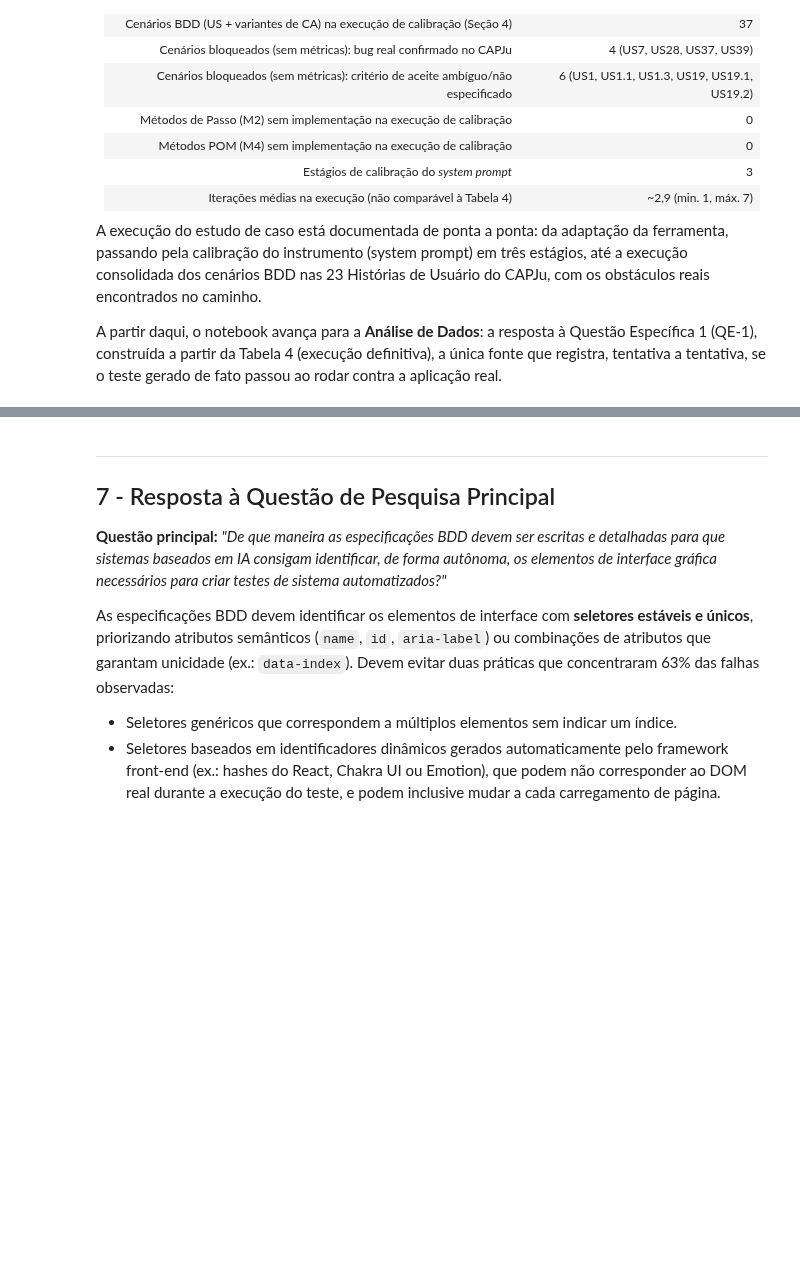
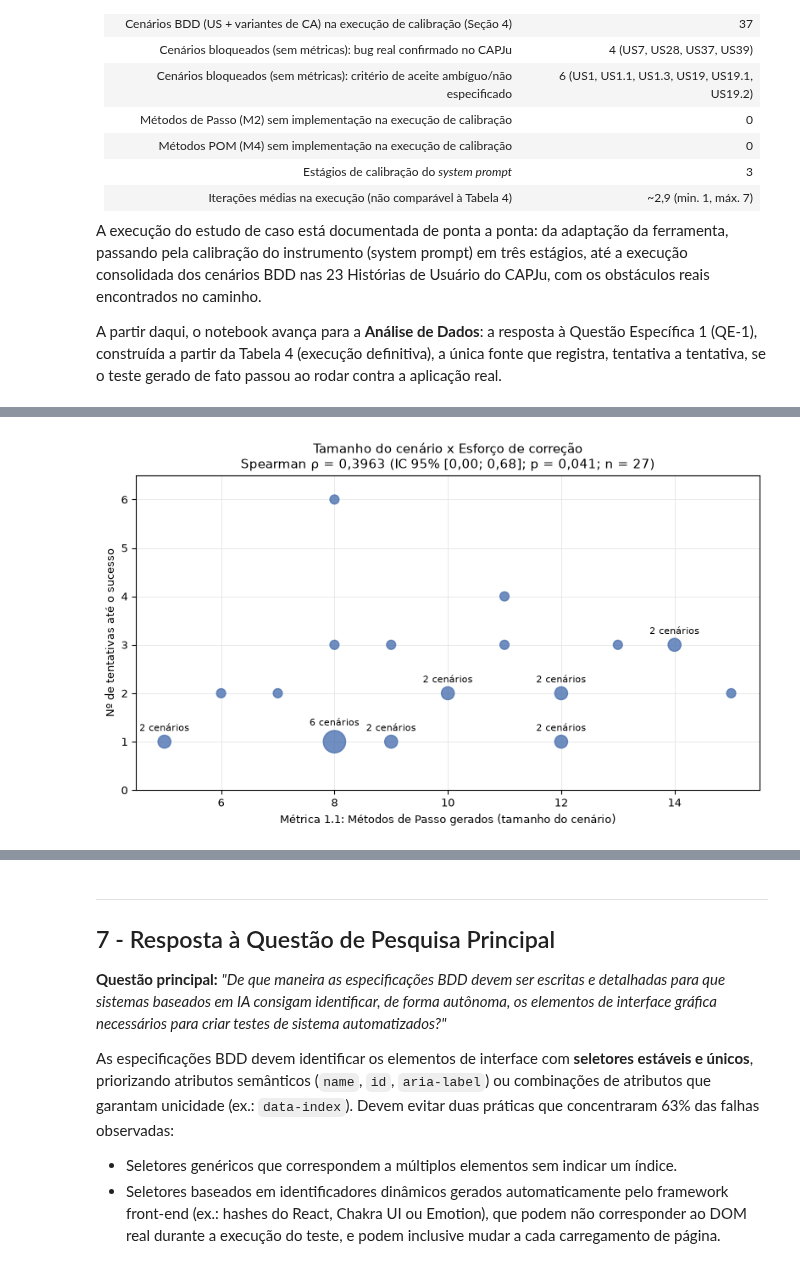
Before and after one commit to gustavofbs/Gustavo-e-Leandro_TCC, a Jupyter notebook: Notebook/01_Execucao_do_Estudo_de_Caso.ipynb, the cells around one changed output, grey strips where cells are left out. Drawn from its saved outputs; the diff is of its cells as text; code cells hidden in the pictures; blank space fills up the shorter version.

```diff
--- a/Notebook/01_Execucao_do_Estudo_de_Caso.ipynb
+++ b/Notebook/01_Execucao_do_Estudo_de_Caso.ipynb
@@ -891,0 +1092,71 @@ Esse indicador confirma numericamente a afirmação feita anteriormente: **63,0%
+# %%
+# Tamanho do cenário (Métrica 1.1 do código final aceito, linha S de cada cenário) x nº de tentativas
+df_corr = (df_validas[df_validas['execution'] == 'S']
+           .set_index('us')[['m1_step_gerados']]
+           .rename(columns={'m1_step_gerados': 'm1'}))
+df_corr['tentativas'] = x.reindex(df_corr.index)
+n_corr = len(df_corr)
+n_us_base = df_corr.index.map(lambda u: u.split('.')[0]).nunique()
+m1_c = df_corr['m1'].to_numpy()
+tent_c = df_corr['tentativas'].to_numpy()
+
+# Spearman: bilateral, com posto médio nos empates (padrão do scipy)
+rho, p_sp = stats.spearmanr(m1_c, tent_c)
+rho2 = rho ** 2
+
+# IC 95% (transformação z de Fisher; erro-padrão de Bonett e Wright, 2000)
+z = np.arctanh(rho)
+ep = np.sqrt((1 + rho ** 2 / 2) / (n_corr - 3))
+ic_inf, ic_sup = np.tanh([z - 1.96 * ep, z + 1.96 * ep])
+
+# p-valor por permutação (robusto a empates): embaralha os postos de um dos eixos
+rng_perm = np.random.default_rng(42)
+r_x, r_y = stats.rankdata(m1_c), stats.rankdata(tent_c)
+r_obs = np.corrcoef(r_x, r_y)[0, 1]
+n_perm = 100_000
+r_perm = np.array([np.corrcoef(r_x, rng_perm.permutation(r_y))[0, 1] for _ in range(n_perm)])
+p_perm = (np.sum(np.abs(r_perm) >= abs(r_obs) - 1e-12) + 1) / (n_perm + 1)
+
+# Alternativa citada por Wohlin et al. (2024, p. 159) para dados ordinais com empates: tau-b de Kendall
+tau, p_tau = stats.kendalltau(m1_c, tent_c)
+
+# Sensibilidade: sem o cenário de maior esforço
+sem_max = tent_c < tent_c.max()
+rho_s, p_s = stats.spearmanr(m1_c[sem_max], tent_c[sem_max])
+
+# Pearson, apenas para comparação (a premissa de normalidade não é atendida)
+r_pear, p_pear = stats.pearsonr(m1_c, tent_c)
+r_pear_s, p_pear_s = stats.pearsonr(m1_c[sem_max], tent_c[sem_max])
+
+resumo_sp = pd.DataFrame([
+    ('n (cenários) / USs de origem', f'{n_corr} / {n_us_base}'),
+    ('ρ de Spearman', br(rho, 4)),
+    ('IC 95% (z de Fisher; Bonett e Wright, 2000)', f'[{br(ic_inf, 2)}; {br(ic_sup, 2)}]'),
+    ('p-valor bilateral (aproximação t)', br(p_sp, 4)),
+    (f'p-valor por permutação ({n_perm:,} sorteios)'.replace(',', '.'), br(p_perm, 4)),
+    ('ρ² (variação compartilhada em postos)', br(rho2, 3)),
+    ('τ-b de Kendall (p)', f'{br(tau, 3)} ({br(p_tau, 3)})'),
+    (f'Sem {rotulo_us(x.idxmax())}: ρ (p), n = {int(sem_max.sum())}', f'{br(rho_s, 3)} ({br(p_s, 3)})'),
+    ('r de Pearson (p), apenas para comparação', f'{br(r_pear, 3)} ({br(p_pear, 3)})'),
+    (f'Sem {rotulo_us(x.idxmax())}: r de Pearson (p)', f'{br(r_pear_s, 3)} ({br(p_pear_s, 3)})'),
+], columns=['Medida', 'Valor'])
+display(resumo_sp)
+
+pontos = df_corr.groupby(['m1', 'tentativas']).size().reset_index(name='qtd')
+
+fig, ax = plt.subplots(figsize=(8, 4.8))
+ax.scatter(pontos['m1'], pontos['tentativas'], s=pontos['qtd'] * 60, color='#4C72B0', alpha=0.8, zorder=3)
+for _, p in pontos[pontos['qtd'] > 1].iterrows():
+    ax.annotate(f"{int(p['qtd'])} cenários", (p['m1'], p['tentativas']), xytext=(0, 4.4 * np.sqrt(p['qtd']) + 3),
+                textcoords='offset points', ha='center', fontsize=8)
+ax.set_title(f'Tamanho do cenário x Esforço de correção\nSpearman ρ = {br(rho, 4)} (IC 95% [{br(ic_inf, 2)}; {br(ic_sup, 2)}]; p = {br(p_sp, 3)}; n = {n_corr})')
+ax.set_xlabel('Métrica 1.1: Métodos de Passo gerados (tamanho do cenário)')
+ax.set_ylabel('Nº de tentativas até o sucesso')
+ax.set_yticks(range(0, int(df_corr['tentativas'].max()) + 1))
+ax.set_ylim(0, df_corr['tentativas'].max() + 0.5)
+ax.grid(color='#E5E5E5', linewidth=0.6)
+ax.set_axisbelow(True)
+plt.tight_layout()
+plt.savefig(os.path.join(BASE_DIR, 'notebook_chart_spearman_tamanho_esforco_v3.png'), dpi=200, bbox_inches='tight')
+plt.show()
+# %% [output]
@@ -891,0 +1174 @@ Esse indicador confirma numericamente a afirmação feita anteriormente: **63,0%
+[figure, added]
```
Also changed, not shown: parts of 45 cells of this notebook.
